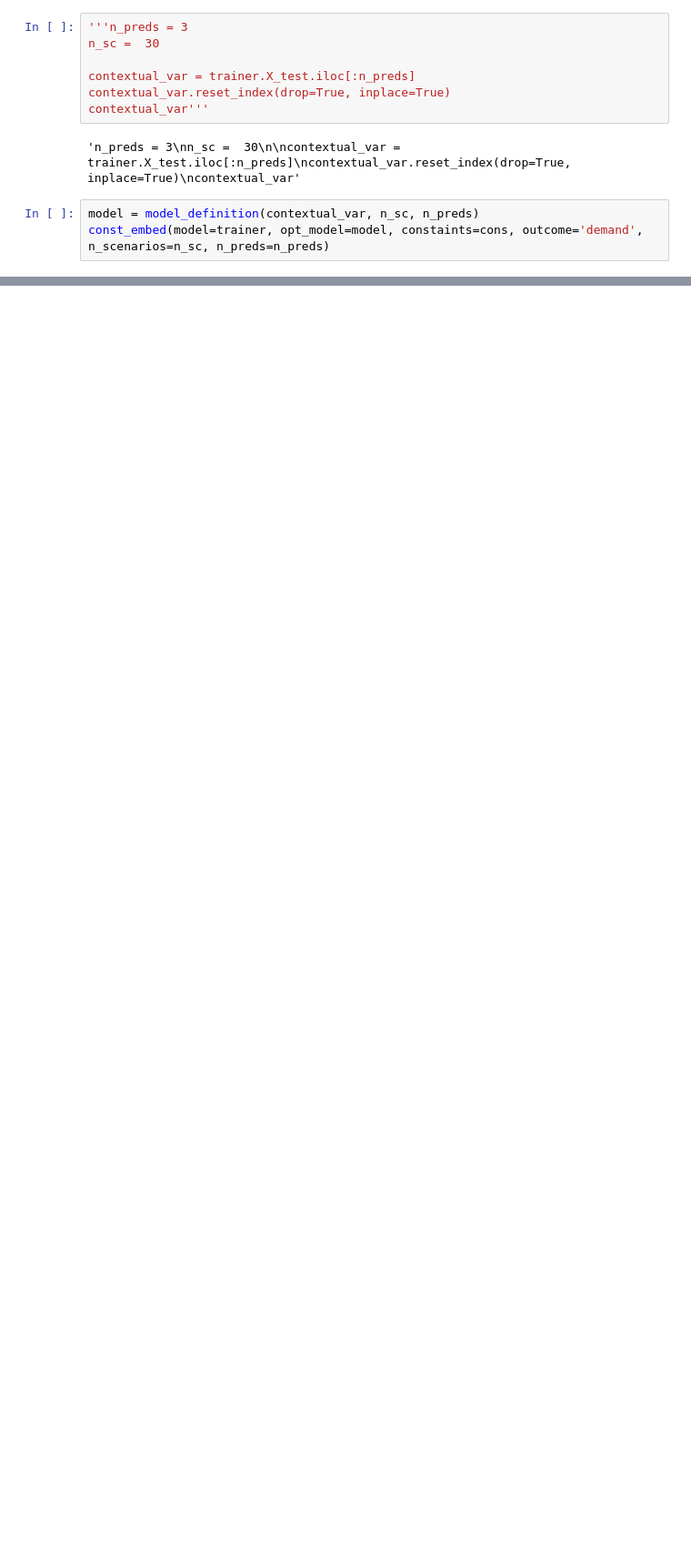
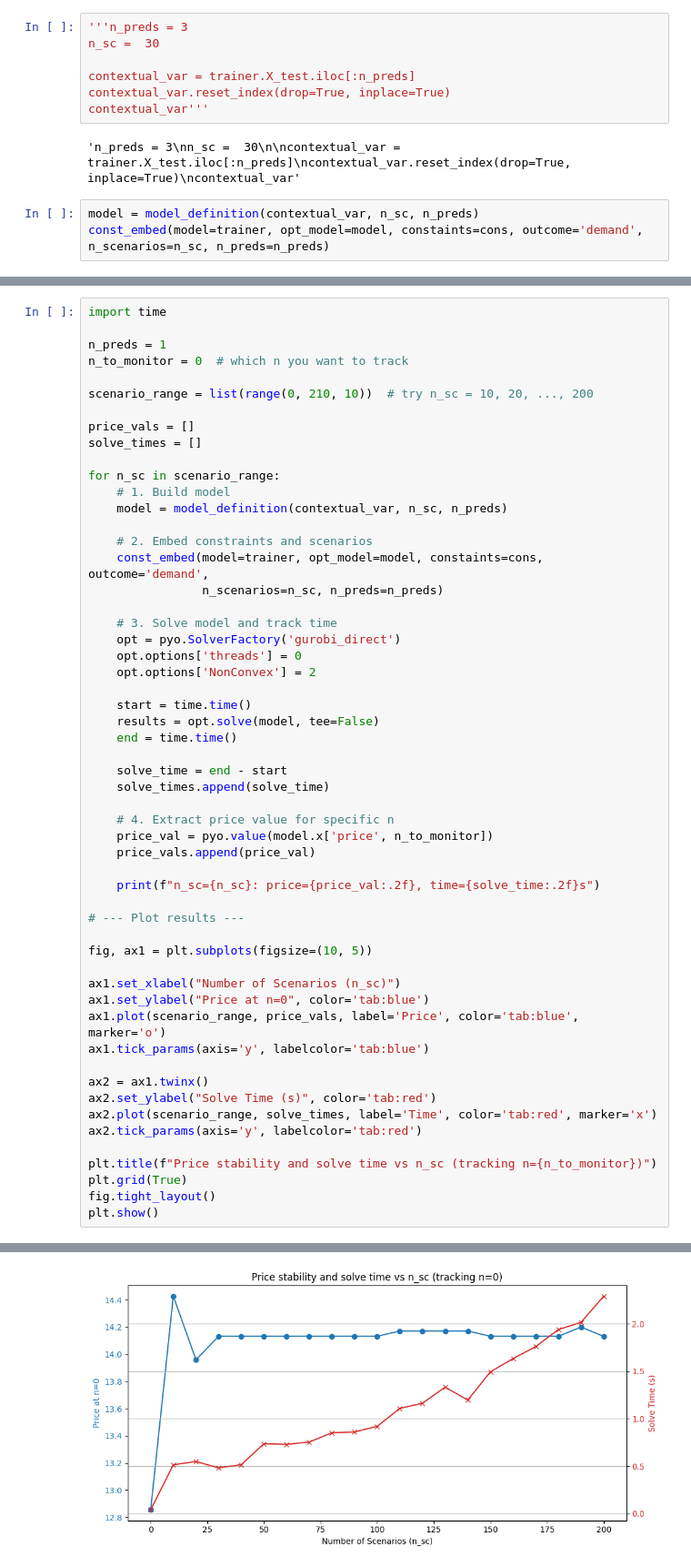
Before and after one commit to DanielLosada/DynamicPricing, a Jupyter notebook: MyImplementation/opt.ipynb, the cells around one changed output, grey strips where cells are left out. Shown at 91% size. Cells and saved outputs as stored; diff of their text form; blank space fills up the shorter version.

```diff
--- a/MyImplementation/opt.ipynb
+++ b/MyImplementation/opt.ipynb
@@ -433,0 +547,56 @@ Optimal sd: 0.3085844830622695
+# %%
+import time
+
+n_preds = 1
+n_to_monitor = 0  # which n you want to track
+
+scenario_range = list(range(0, 210, 10))  # try n_sc = 10, 20, ..., 200
+
+price_vals = []
+solve_times = []
+
+for n_sc in scenario_range:
+    # 1. Build model
+    model = model_definition(contextual_var, n_sc, n_preds)
+
+    # 2. Embed constraints and scenarios
+    const_embed(model=trainer, opt_model=model, constaints=cons, outcome='demand',
+                n_scenarios=n_sc, n_preds=n_preds)
+
+    # 3. Solve model and track time
+    opt = pyo.SolverFactory('gurobi_direct')
+    opt.options['threads'] = 0
+    opt.options['NonConvex'] = 2
+
+    start = time.time()
+    results = opt.solve(model, tee=False)
+    end = time.time()
+
+    solve_time = end - start
+    solve_times.append(solve_time)
+
+    # 4. Extract price value for specific n
+    price_val = pyo.value(model.x['price', n_to_monitor])
+    price_vals.append(price_val)
+
+    print(f"n_sc={n_sc}: price={price_val:.2f}, time={solve_time:.2f}s")
+
+# --- Plot results ---
+
+fig, ax1 = plt.subplots(figsize=(10, 5))
+
+ax1.set_xlabel("Number of Scenarios (n_sc)")
+ax1.set_ylabel("Price at n=0", color='tab:blue')
+ax1.plot(scenario_range, price_vals, label='Price', color='tab:blue', marker='o')
+ax1.tick_params(axis='y', labelcolor='tab:blue')
+
+ax2 = ax1.twinx()
+ax2.set_ylabel("Solve Time (s)", color='tab:red')
+ax2.plot(scenario_range, solve_times, label='Time', color='tab:red', marker='x')
+ax2.tick_params(axis='y', labelcolor='tab:red')
+
+plt.title(f"Price stability and solve time vs n_sc (tracking n={n_to_monitor})")
+plt.grid(True)
+fig.tight_layout()
+plt.show()
+# %% [output]
@@ -433,0 +620 @@ Optimal sd: 0.3085844830622695
+[figure, added]
```
Also changed, not shown: parts of 23 cells of this notebook.
